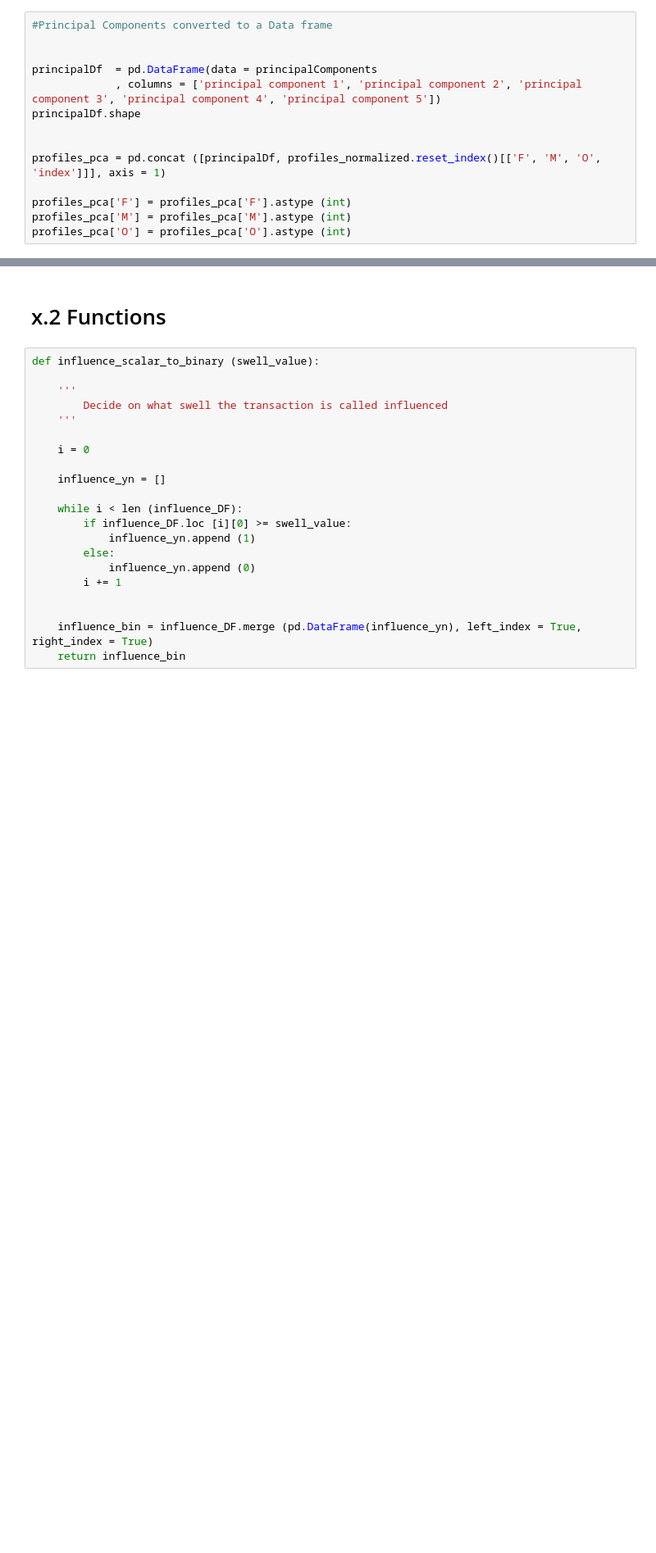
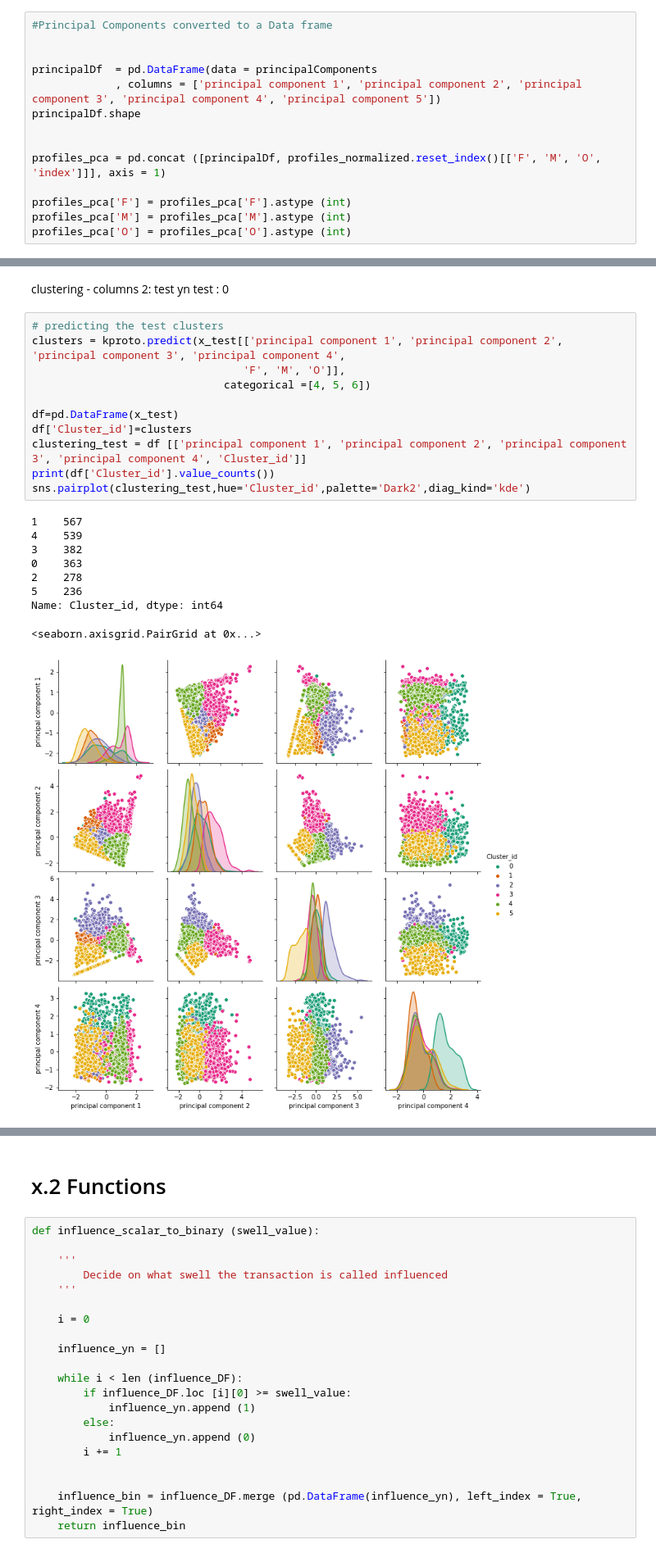
Before and after one commit to ludmann-stefan/Starbucks_CapstoneProject, a Jupyter notebook: ML StarbucksProject.ipynb, the cells around one changed output, grey strips where cells are left out. Shown at 82% size. Drawn from its saved outputs; the diff is of its cells as text; blank space fills up the shorter version.

```diff
--- a/ML StarbucksProject.ipynb
+++ b/ML StarbucksProject.ipynb
@@ -595,0 +645,24 @@ Name: Cluster_id, dtype: int64
+# %% [markdown]
+clustering - columns 2: test yn
+test : 0
+# %%
+# predicting the test clusters
+clusters = kproto.predict(x_test[['principal component 1', 'principal component 2', 'principal component 3', 'principal component 4',
+                                 'F', 'M', 'O']],
+                              categorical =[4, 5, 6])
+
+df=pd.DataFrame(x_test)
+df['Cluster_id']=clusters
+clustering_test = df [['principal component 1', 'principal component 2', 'principal component 3', 'principal component 4', 'Cluster_id']]
+print(df['Cluster_id'].value_counts())
+sns.pairplot(clustering_test,hue='Cluster_id',palette='Dark2',diag_kind='kde')
+# %% [output]
+1    567
+4    539
+3    382
+0    363
+2    278
+5    236
+Name: Cluster_id, dtype: int64
+<seaborn.axisgrid.PairGrid at 0x...>
+[figure, added]
```
Also changed, not shown: parts of 97 cells of this notebook.
